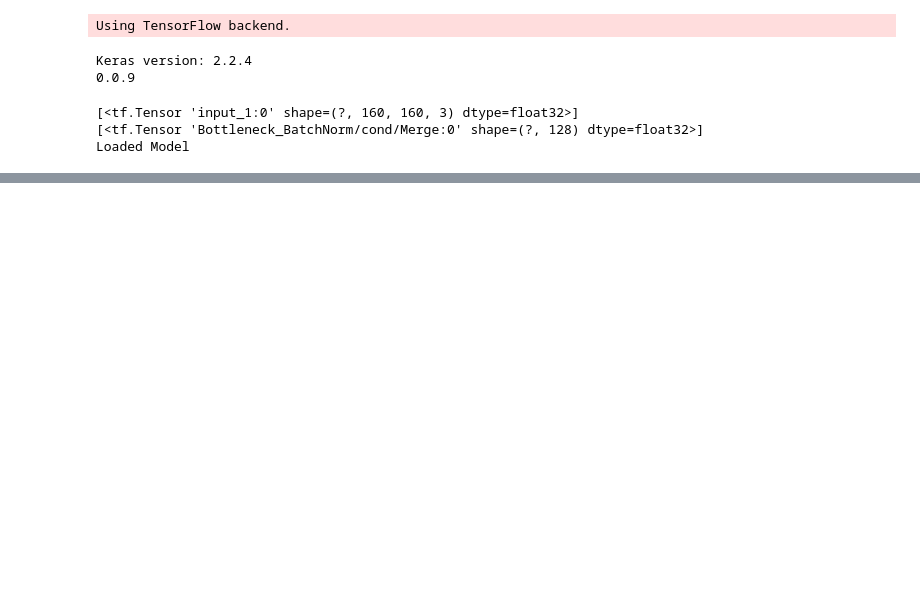
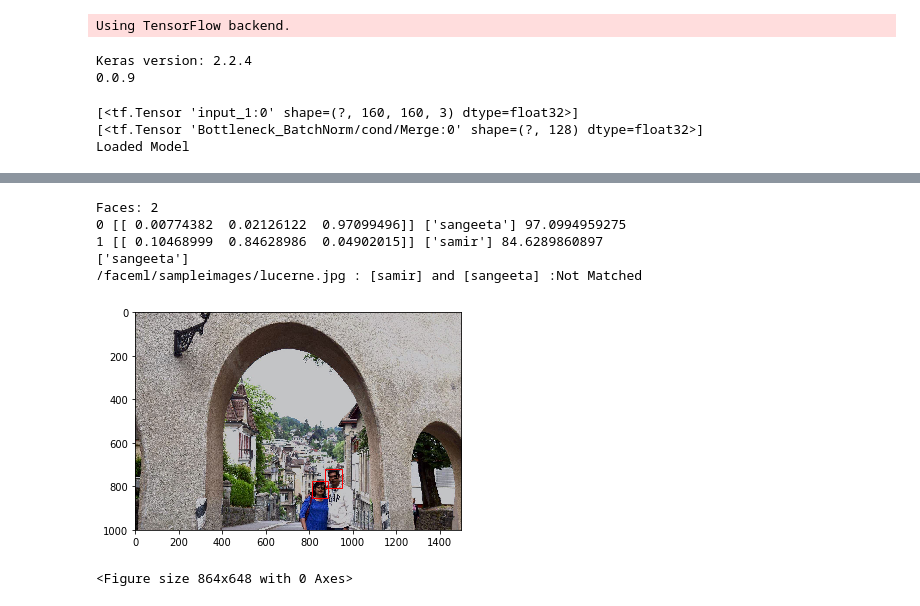
Before and after one commit to samirsdoshi/faceml, a Jupyter notebook: faceml/notebooks/detectface_keras.ipynb, the cells around one changed output, grey strips where cells are left out. Drawn from its saved outputs; the diff is of its cells as text; code cells hidden in the pictures; blank space fills up the shorter version.

```diff
--- a/faceml/notebooks/detectface_keras.ipynb
+++ b/faceml/notebooks/detectface_keras.ipynb
@@ -369,0 +397,12 @@ Faces: 2
+# %%
+objects=[]
+image_file='/faceml/sampleimages/lucerne.jpg'
+detectfaces(detector, out_encoder, recognizer, image_file, "[samir] and [sangeeta]", 90, objects)
+# %% [output]
+Faces: 2
+0 [[ 0.00774382  0.02126122  0.97099496]] ['sangeeta'] 97.0994959275
+1 [[ 0.10468999  0.84628986  0.04902015]] ['samir'] 84.6289860897
+['sangeeta']
+/faceml/sampleimages/lucerne.jpg : [samir] and [sangeeta] :Not Matched
+[figure, added]
+<Figure size 864x648 with 0 Axes>
```
Also changed, not shown: parts of 12 cells of this notebook, 6 other files.
